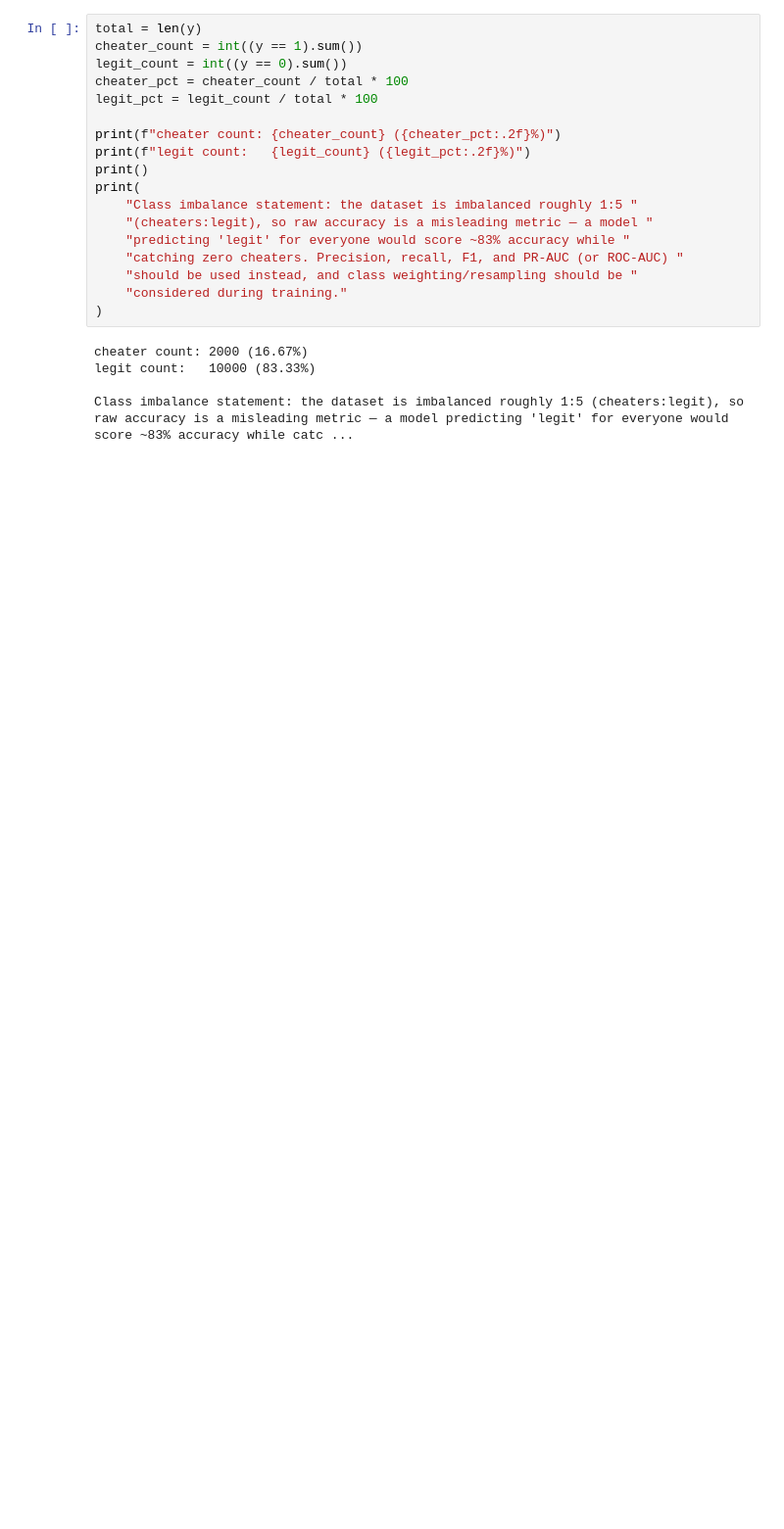
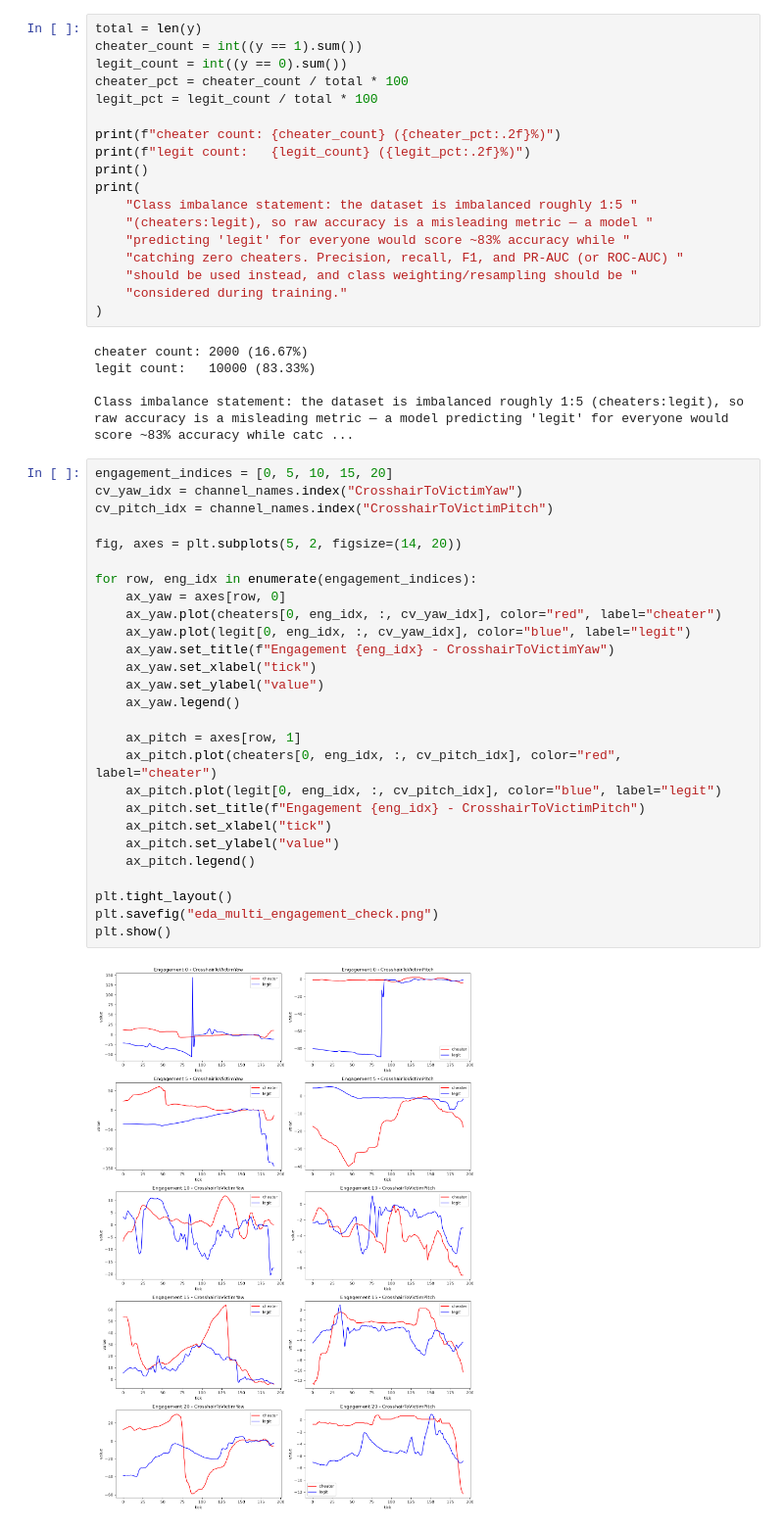
Before and after one commit to Sriharinesh-Sureshkumar/ARGUS, a Jupyter notebook: backend/notebooks/01_eda.ipynb, the cells around one changed output. Shown at 98% size. Saved outputs shown, nothing was run; the diff lists cells and outputs as text; blank space fills up the shorter version.

```diff
--- a/backend/notebooks/01_eda.ipynb
+++ b/backend/notebooks/01_eda.ipynb
@@ -113,3 +113,32 @@ cheater count: 2000 (16.67%)
 legit count:   10000 (83.33%)
 
 Class imbalance statement: the dataset is imbalanced roughly 1:5 (cheaters:legit), so raw accuracy is a misleading metric — a model predicting 'legit' for everyone would score ~83% accuracy while catc ...
+# %%
+engagement_indices = [0, 5, 10, 15, 20]
+cv_yaw_idx = channel_names.index("CrosshairToVictimYaw")
+cv_pitch_idx = channel_names.index("CrosshairToVictimPitch")
+
+fig, axes = plt.subplots(5, 2, figsize=(14, 20))
+
+for row, eng_idx in enumerate(engagement_indices):
+    ax_yaw = axes[row, 0]
+    ax_yaw.plot(cheaters[0, eng_idx, :, cv_yaw_idx], color="red", label="cheater")
+    ax_yaw.plot(legit[0, eng_idx, :, cv_yaw_idx], color="blue", label="legit")
+    ax_yaw.set_title(f"Engagement {eng_idx} - CrosshairToVictimYaw")
+    ax_yaw.set_xlabel("tick")
+    ax_yaw.set_ylabel("value")
+    ax_yaw.legend()
+
+    ax_pitch = axes[row, 1]
+    ax_pitch.plot(cheaters[0, eng_idx, :, cv_pitch_idx], color="red", label="cheater")
+    ax_pitch.plot(legit[0, eng_idx, :, cv_pitch_idx], color="blue", label="legit")
+    ax_pitch.set_title(f"Engagement {eng_idx} - CrosshairToVictimPitch")
+    ax_pitch.set_xlabel("tick")
+    ax_pitch.set_ylabel("value")
+    ax_pitch.legend()
+
+plt.tight_layout()
+plt.savefig("eda_multi_engagement_check.png")
+plt.show()
+# %% [output]
+[figure, added]
```
Also changed, not shown: parts of 1 cell of this notebook, 3 other files.
